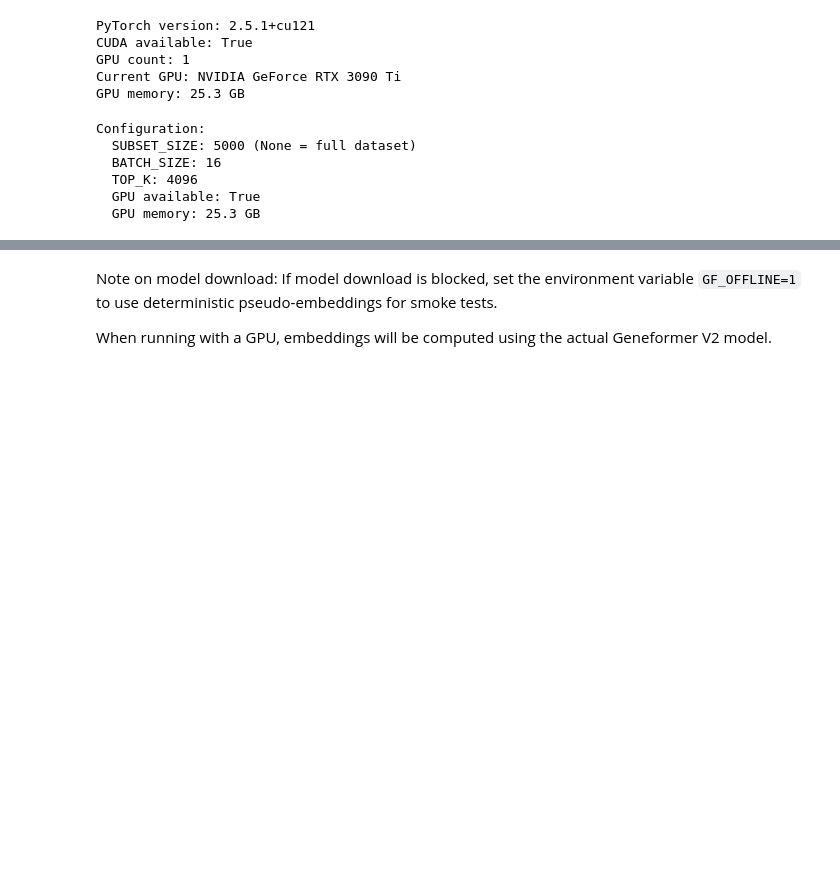
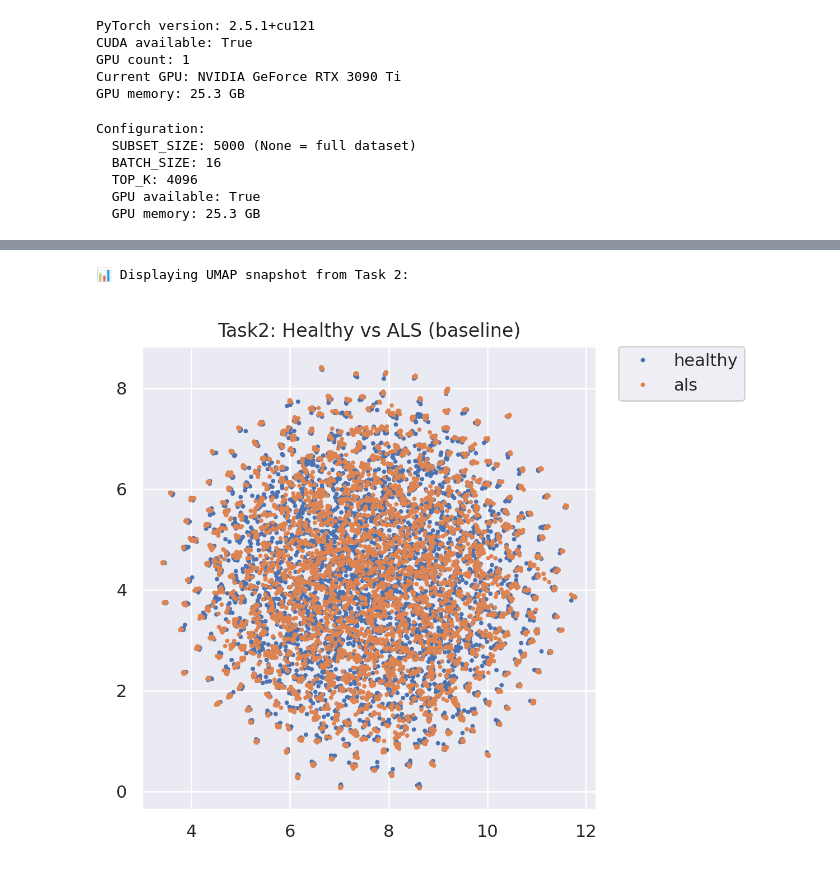
Before and after one commit to ratneshwaran/Helical-Project, a Jupyter notebook: notebooks/02_apply_to_ALS_genes_and_embed.ipynb, the cells around one changed output, grey strips where cells are left out. Drawn from its saved outputs; the diff is of its cells as text; code cells hidden in the pictures; blank space fills up the shorter version.

Commit message:
Task 2 complete

```diff
--- a/notebooks/02_apply_to_ALS_genes_and_embed.ipynb
+++ b/notebooks/02_apply_to_ALS_genes_and_embed.ipynb
@@ -199,4 +224,12 @@ AttributeError: 'TranscriptomeTokenizer' object has no attribute 'get_vocab'
-# %% [markdown]
-Note on model download: If model download is blocked, set the environment variable `GF_OFFLINE=1` to use deterministic pseudo-embeddings for smoke tests.
-
-When running with a GPU, embeddings will be computed using the actual Geneformer V2 model.
+# %%
+# Display UMAP snapshot
+from IPython.display import Image, display
+fig_path = FIG_DIR / 'task2_embedding_snapshot.png'
+if fig_path.exists():
+    print(f"📊 Displaying UMAP snapshot from Task 2:")
+    display(Image(str(fig_path)))
+else:
+    print(f"⚠️  Figure not found at: {fig_path}")
+# %% [output]
+📊 Displaying UMAP snapshot from Task 2:
+[figure, added]
```
Also changed, not shown: parts of 2 cells of this notebook, 4 other files.
